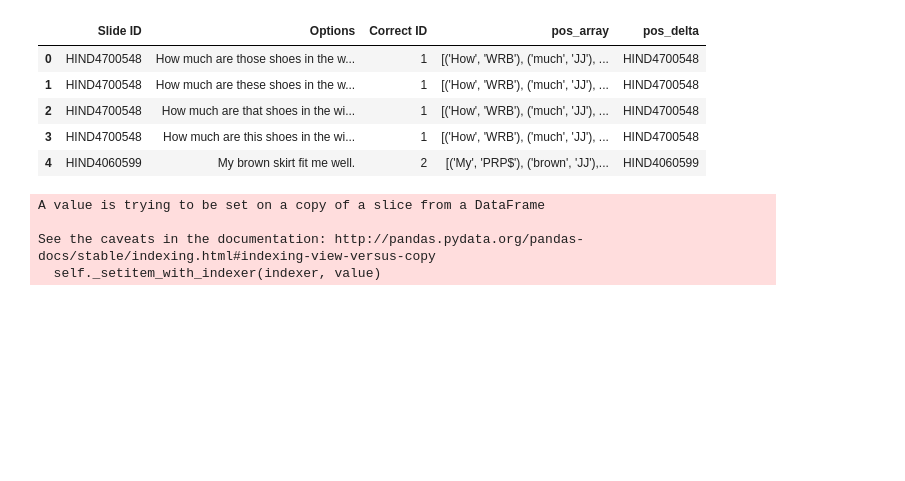
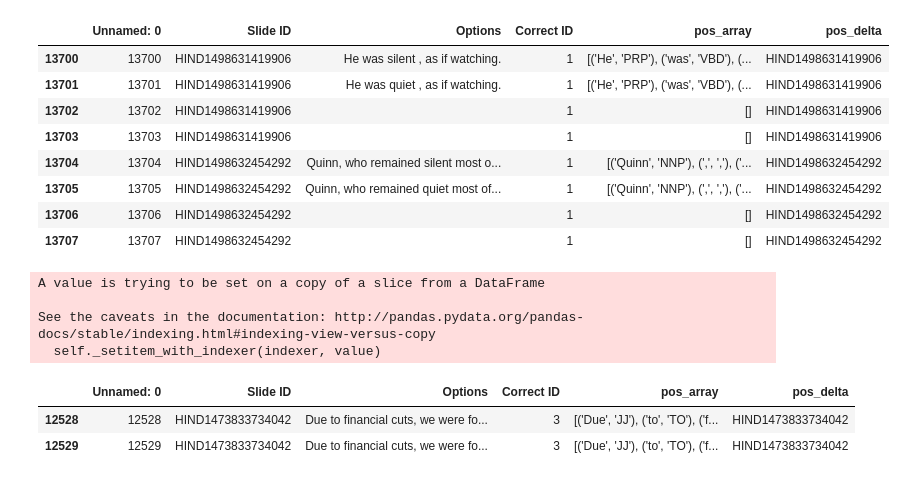
Before and after one commit to pasha00786/helloenglish, a Jupyter notebook: pos_delta.ipynb, the cells around one changed output. Cells and saved outputs as stored; diff of their text form; code cells hidden in the pictures; blank space fills up the shorter version.

```diff
--- a/pos_delta.ipynb
+++ b/pos_delta.ipynb
@@ -26,15 +26,18 @@ def tokentolist(token):
 df['pos_array'] = df['pos_array'].apply(tokentolist)
 # %%
 df['pos_delta'] = df['Slide ID']
-# %%
-df.head()
-# %% [output]
-|  | Slide ID | Options | Correct ID | pos_array | pos_delta |
-| 0 | HIND4700548 | How much are those shoes in the w... | 1 | [('How', 'WRB'), ('much', 'JJ'), ... | HIND4700548 |
-| 1 | HIND4700548 | How much are these shoes in the w... | 1 | [('How', 'WRB'), ('much', 'JJ'), ... | HIND4700548 |
-| 2 | HIND4700548 | How much are that shoes in the wi... | 1 | [('How', 'WRB'), ('much', 'JJ'), ... | HIND4700548 |
-| 3 | HIND4700548 | How much are this shoes in the wi... | 1 | [('How', 'WRB'), ('much', 'JJ'), ... | HIND4700548 |
-| 4 | HIND4060599 | My brown skirt fit me well. | 2 | [('My', 'PRP$'), ('brown', 'JJ'),... | HIND4060599 |
+# %%
+df.tail(8)
+# %% [output]
+|  | Unnamed: 0 | Slide ID | Options | Correct ID | pos_array | pos_delta |
+| 13700 | 13700 | HIND1498631419906 | He was silent , as if watching. | 1 | [('He', 'PRP'), ('was', 'VBD'), (... | HIND1498631419906 |
+| 13701 | 13701 | HIND1498631419906 | He was quiet , as if watching. | 1 | [('He', 'PRP'), ('was', 'VBD'), (... | HIND1498631419906 |
+| 13702 | 13702 | HIND1498631419906 |  | 1 | [] | HIND1498631419906 |
+| 13703 | 13703 | HIND1498631419906 |  | 1 | [] | HIND1498631419906 |
+| 13704 | 13704 | HIND1498632454292 | Quinn, who remained silent most o... | 1 | [('Quinn', 'NNP'), (',', ','), ('... | HIND1498632454292 |
+| 13705 | 13705 | HIND1498632454292 | Quinn, who remained quiet most of... | 1 | [('Quinn', 'NNP'), (',', ','), ('... | HIND1498632454292 |
+| 13706 | 13706 | HIND1498632454292 |  | 1 | [] | HIND1498632454292 |
+| 13707 | 13707 | HIND1498632454292 |  | 1 | [] | HIND1498632454292 |
 # %%
 pos_array = list(df['pos_array'])
 # %%
@@ -55,3 +58,9 @@ See the caveats in the documentation: http://pandas.pydata.org/pandas-docs/stabl
   self._setitem_with_indexer(indexer, value)
 # %%
 df.to_csv('pos_delta.csv')
+# %%
+df.iloc[12528:12530]
+# %% [output]
+|  | Unnamed: 0 | Slide ID | Options | Correct ID | pos_array | pos_delta |
+| 12528 | 12528 | HIND1473833734042 | Due to financial cuts, we were fo... | 3 | [('Due', 'JJ'), ('to', 'TO'), ('f... | HIND1473833734042 |
+| 12529 | 12529 | HIND1473833734042 | Due to financial cuts, we were fo... | 3 | [('Due', 'JJ'), ('to', 'TO'), ('f... | HIND1473833734042 |
```
Also changed, not shown: parts of 6 cells of this notebook, 8 other files.
